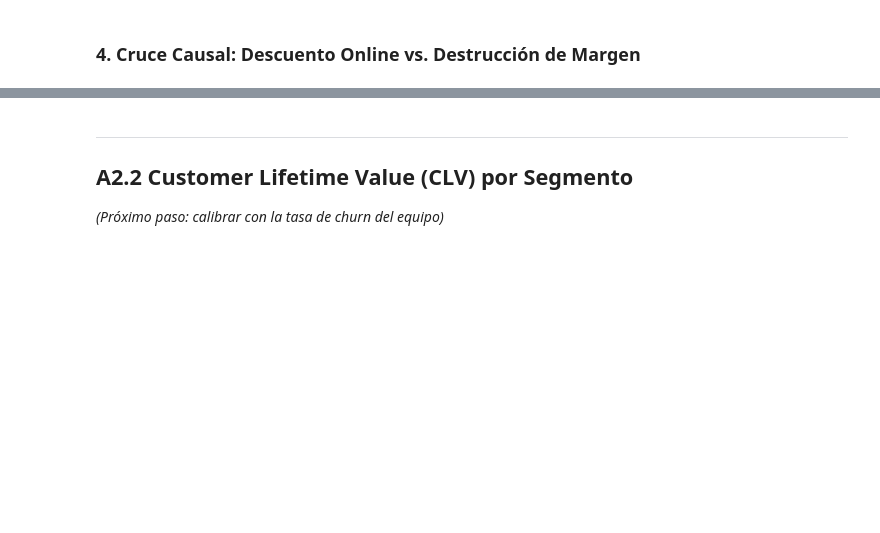
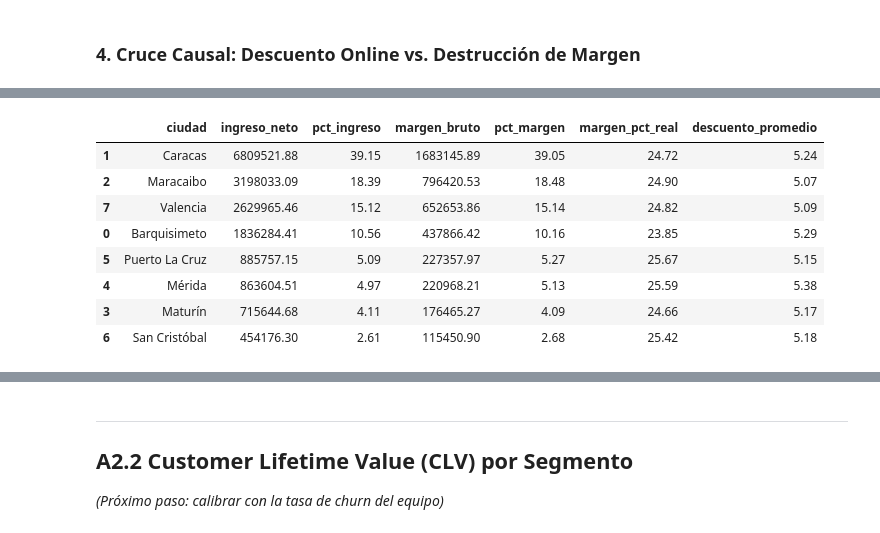
Before and after one commit to DanielAzuaje7/retailventure-intelligence, a Jupyter notebook: notebooks/02_A2_Rentabilidad.ipynb, the cells around one changed output, grey strips where cells are left out. Cells and saved outputs as stored; diff of their text form; code cells hidden in the pictures; blank space fills up the shorter version.

```diff
--- a/notebooks/02_A2_Rentabilidad.ipynb
+++ b/notebooks/02_A2_Rentabilidad.ipynb
@@ -121,0 +239,13 @@ display(cruce_margen)
+# %%
+ciu_summary = tabla_contribucion(df_trx, 'ciudad')
+display(ciu_summary[['ciudad', 'ingreso_neto', 'pct_ingreso', 'margen_bruto', 'pct_margen', 'margen_pct_real', 'descuento_promedio']])
+# %% [output]
+|  | ciudad | ingreso_neto | pct_ingreso | margen_bruto | pct_margen | margen_pct_real | descuento_promedio |
+| 1 | Caracas | 6809521.88 | 39.15 | 1683145.89 | 39.05 | 24.72 | 5.24 |
+| 2 | Maracaibo | 3198033.09 | 18.39 | 796420.53 | 18.48 | 24.90 | 5.07 |
+| 7 | Valencia | 2629965.46 | 15.12 | 652653.86 | 15.14 | 24.82 | 5.09 |
+| 0 | Barquisimeto | 1836284.41 | 10.56 | 437866.42 | 10.16 | 23.85 | 5.29 |
+| 5 | Puerto La Cruz | 885757.15 | 5.09 | 227357.97 | 5.27 | 25.67 | 5.15 |
+| 4 | Mérida | 863604.51 | 4.97 | 220968.21 | 5.13 | 25.59 | 5.38 |
+| 3 | Maturín | 715644.68 | 4.11 | 176465.27 | 4.09 | 24.66 | 5.17 |
+| 6 | San Cristóbal | 454176.30 | 2.61 | 115450.90 | 2.68 | 25.42 | 5.18 |
```
Also changed, not shown: parts of 15 cells of this notebook, 1 other file.
